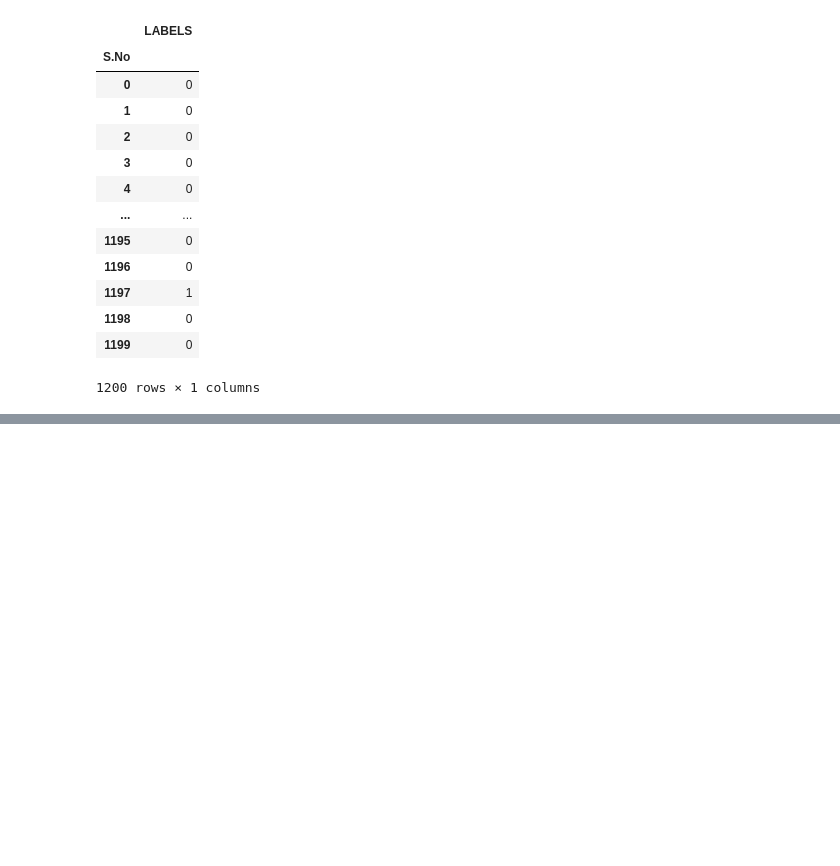
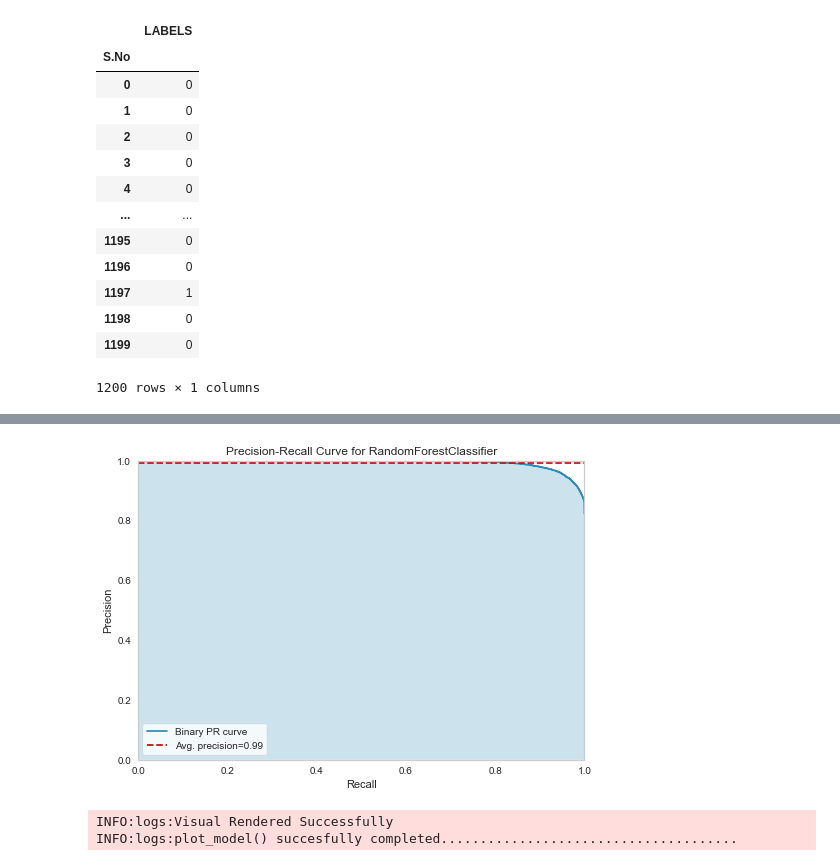
Before and after one commit to Etrama/IFT6390_Crop_Harvest, a Jupyter notebook: CropHarvest_PyCaret.ipynb, the cells around one changed output, grey strips where cells are left out. Cells and saved outputs as stored; diff of their text form; code cells hidden in the pictures; blank space fills up the shorter version.

```diff
--- a/CropHarvest_PyCaret.ipynb
+++ b/CropHarvest_PyCaret.ipynb
@@ -725,0 +756,7 @@ predictions_tuned_rf.to_csv(r"./predictions_submit/PyCaret_tuned_RF.csv")
+# %%
+# Precision Recall Curve
+plot_model(tuned_rf, plot = 'pr')
+# %% [output]
+[figure, added]
+INFO:logs:Visual Rendered Successfully
+INFO:logs:plot_model() succesfully completed......................................
```
Also changed, not shown: parts of 11 cells of this notebook, 1 other file.
